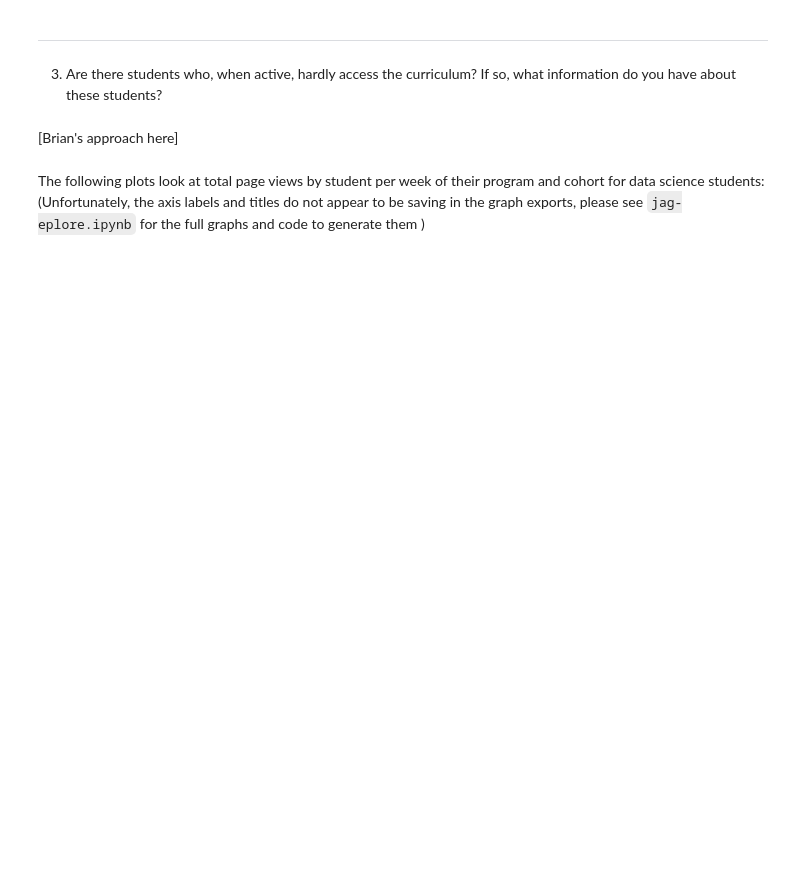
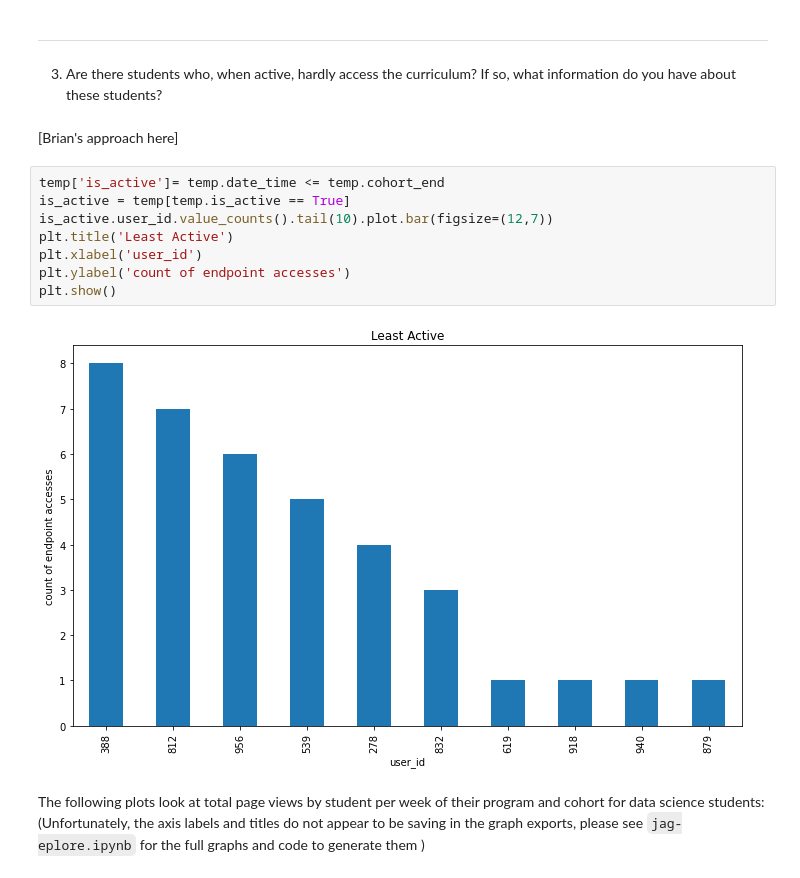
Before and after one commit to Codeup-Board-Advisory/board-slide-research, a Jupyter notebook: final_report.ipynb, the cells around one changed output. Cells and saved outputs as stored; diff of their text form; blank space fills up the shorter version.

```diff
--- a/final_report.ipynb
+++ b/final_report.ipynb
@@ -37,6 +105,16 @@ Data is acquired, prepared, and wrangling complete.
 3. Are there students who, when active, hardly access the curriculum? If so, what information do you have about these students?
 # %% [markdown]
 [Brian's approach here]
+# %%
+temp['is_active']= temp.date_time <= temp.cohort_end
+is_active = temp[temp.is_active == True]
+is_active.user_id.value_counts().tail(10).plot.bar(figsize=(12,7))
+plt.title('Least Active')
+plt.xlabel('user_id')
+plt.ylabel('count of endpoint accesses')
+plt.show()
+# %% [output]
+[figure, added]
 # %% [markdown]
 The following plots look at total page views by student per week of their program and cohort for data science students: (Unfortunately, the axis labels and titles do not appear to be saving in the graph exports, please see `jag-eplore.ipynb` for the full graphs and code to generate them )
 # %% [markdown]
```
Also changed, not shown: parts of 12 cells of this notebook, 2 other files.
